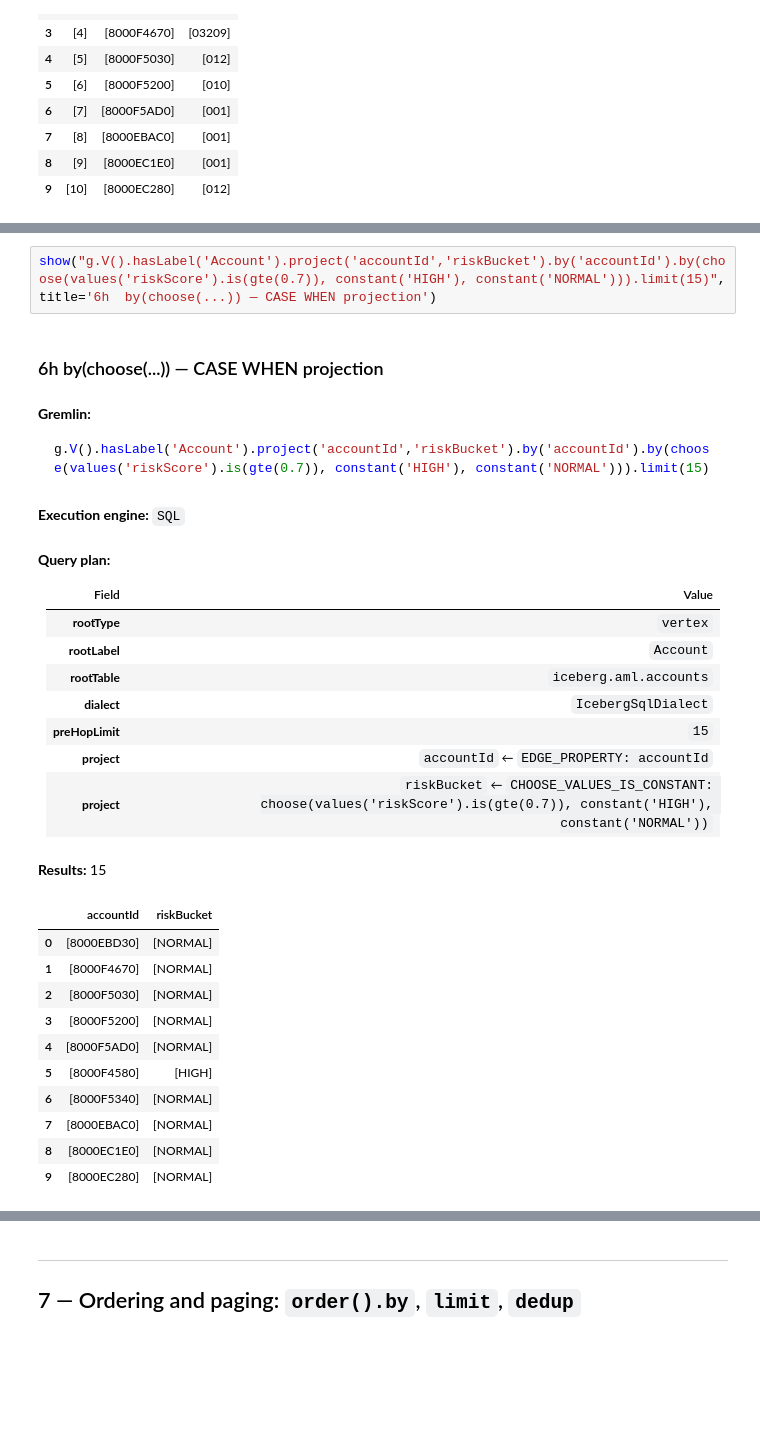
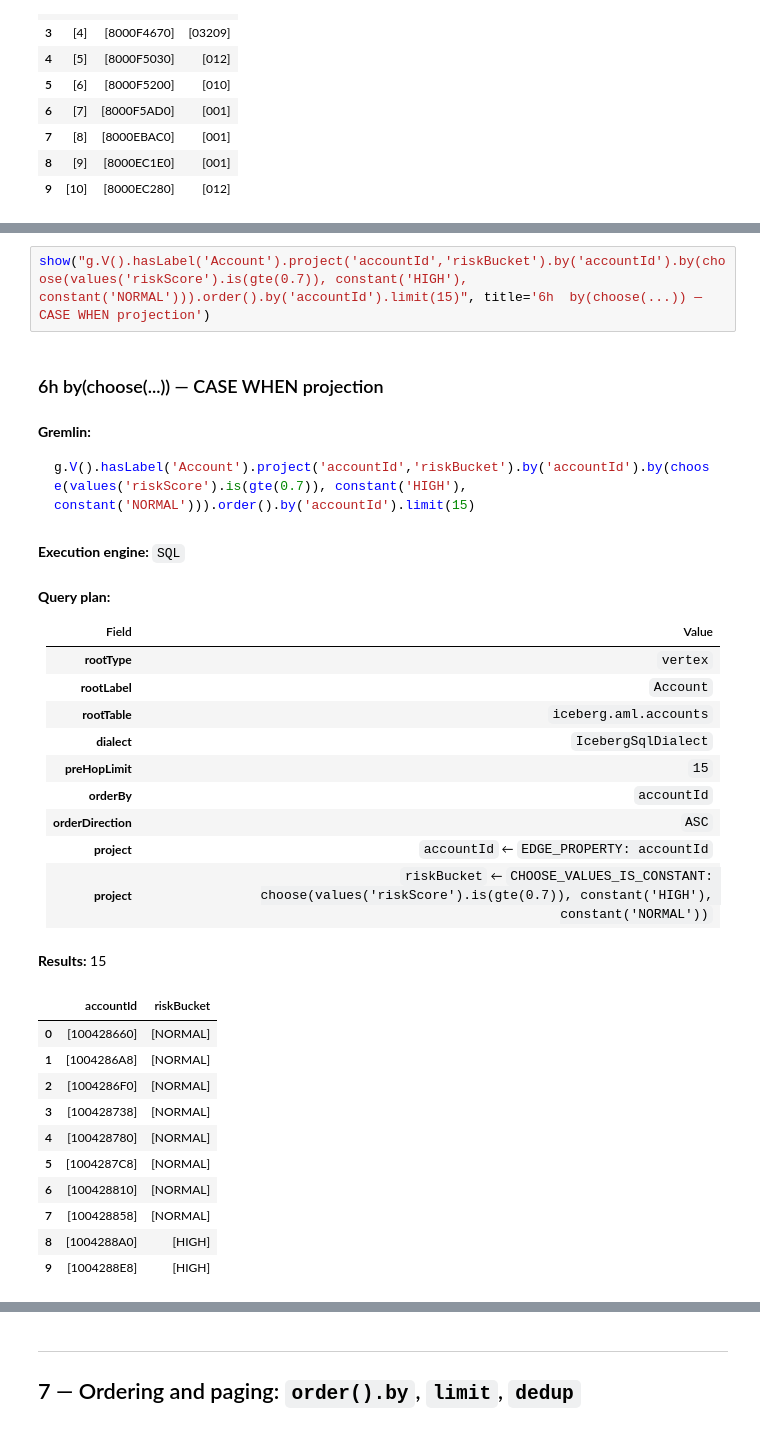
Before and after one commit to vaijosh/graph-query-engine, a Jupyter notebook: demo/aml/notebooks/aml_sql_showcase.ipynb, the cells around one changed output, grey strips where cells are left out. Cells and saved outputs as stored; diff of their text form; blank space fills up the shorter version.

````diff
--- a/demo/aml/notebooks/aml_sql_showcase.ipynb
+++ b/demo/aml/notebooks/aml_sql_showcase.ipynb
@@ -1274,37 +1352,39 @@ g.V().hasLabel('Account').project('accountId','outDegree','inDegree').by('accoun
 | 8 | [100428738] | [1578] | [7] |
 | 9 | [100428A51] | [1522] | [0] |
 # %%
-show("g.V().hasLabel('Account').project('accountId','riskBucket').by('accountId').by(choose(values('riskScore').is(gte(0.7)), constant('HIGH'), constant('NORMAL'))).limit(15)", title='6h  by(choose(...)) — CASE WHEN projection')
+show("g.V().hasLabel('Account').project('accountId','riskBucket').by('accountId').by(choose(values('riskScore').is(gte(0.7)), constant('HIGH'), constant('NORMAL'))).order().by('accountId').limit(15)", title='6h  by(choose(...)) — CASE WHEN projection')
 # %% [output]
 ### 6h  by(choose(...)) — CASE WHEN projection
 **Gremlin:**
 ```groovy
-g.V().hasLabel('Account').project('accountId','riskBucket').by('accountId').by(choose(values('riskScore').is(gte(0.7)), constant('HIGH'), constant('NORMAL'))).limit(15)
+g.V().hasLabel('Account').project('accountId','riskBucket').by('accountId').by(choose(values('riskScore').is(gte(0.7)), constant('HIGH'), constant('NORMAL'))).order().by('accountId').limit(15)
 ```
 **Execution engine:** `SQL`
 **Query plan:**
 
 | Field | Value |
 |-------|-------|
 | **rootType** | `vertex` |
 | **rootLabel** | `Account` |
 | **rootTable** | `iceberg.aml.accounts` |
 | **dialect** | `IcebergSqlDialect` |
 | **preHopLimit** | `15` |
+| **orderBy** | `accountId` |
+| **orderDirection** | `ASC` |
 | **project** | `accountId` ← `EDGE_PROPERTY: accountId` |
 | **project** | `riskBucket` ← `CHOOSE_VALUES_IS_CONSTANT: choose(values('riskScore').is(gte(0.7)), constant('HIGH'), constant('NORMAL'))` |
 **Results:** 15
 |  | accountId | riskBucket |
-| 0 | [8000EBD30] | [NORMAL] |
-| 1 | [8000F4670] | [NORMAL] |
-| 2 | [8000F5030] | [NORMAL] |
-| 3 | [8000F5200] | [NORMAL] |
-| 4 | [8000F5AD0] | [NORMAL] |
-| 5 | [8000F4580] | [HIGH] |
-| 6 | [8000F5340] | [NORMAL] |
-| 7 | [8000EBAC0] | [NORMAL] |
-| 8 | [8000EC1E0] | [NORMAL] |
-| 9 | [8000EC280] | [NORMAL] |
+| 0 | [100428660] | [NORMAL] |
+| 1 | [1004286A8] | [NORMAL] |
+| 2 | [1004286F0] | [NORMAL] |
+| 3 | [100428738] | [NORMAL] |
+| 4 | [100428780] | [NORMAL] |
+| 5 | [1004287C8] | [NORMAL] |
+| 6 | [100428810] | [NORMAL] |
+| 7 | [100428858] | [NORMAL] |
+| 8 | [1004288A0] | [HIGH] |
+| 9 | [1004288E8] | [HIGH] |
 # %%
 show("g.E().hasLabel('TRANSFER').limit(5).project('fromAccountId','toAccountId','amount').by(outV().values('accountId')).by(inV().values('accountId')).by('amount')", title='6i  by(outV/inV.values(p)) — edge project with endpoints')
 # %% [output]
````
Also changed, not shown: parts of 30 cells of this notebook, 35 other files.
